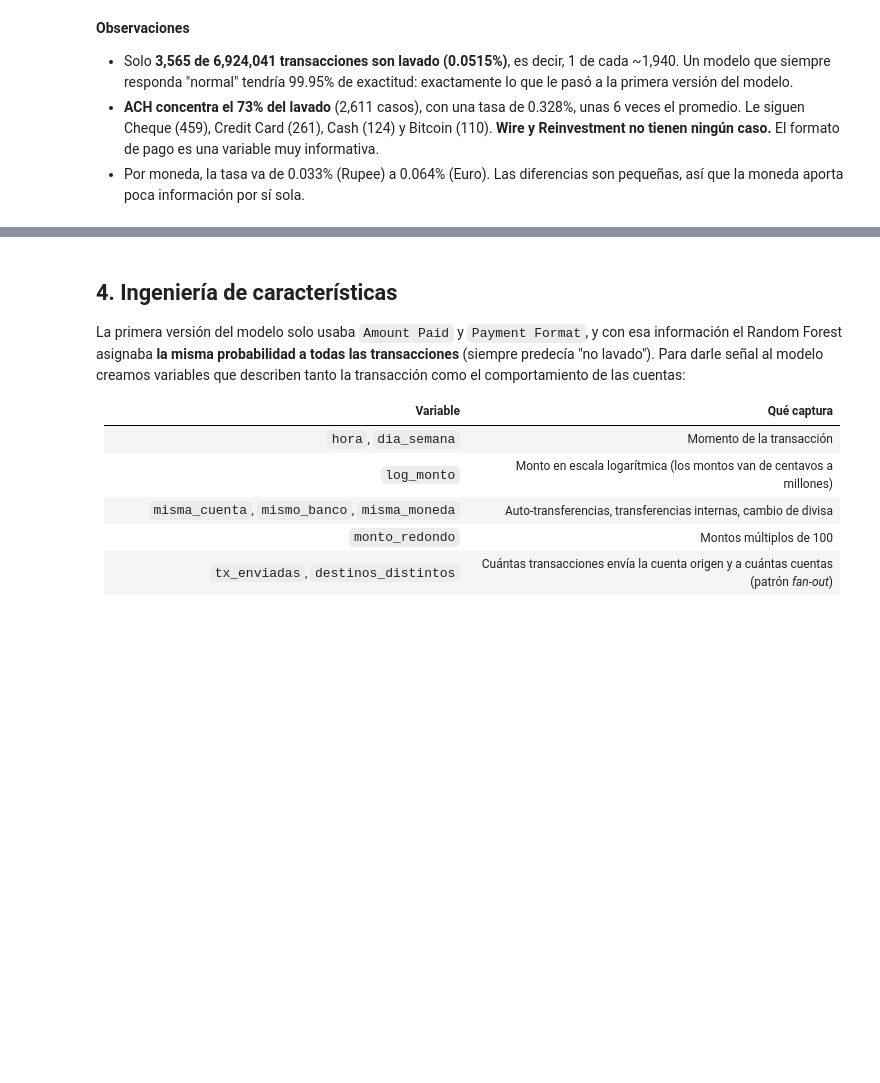
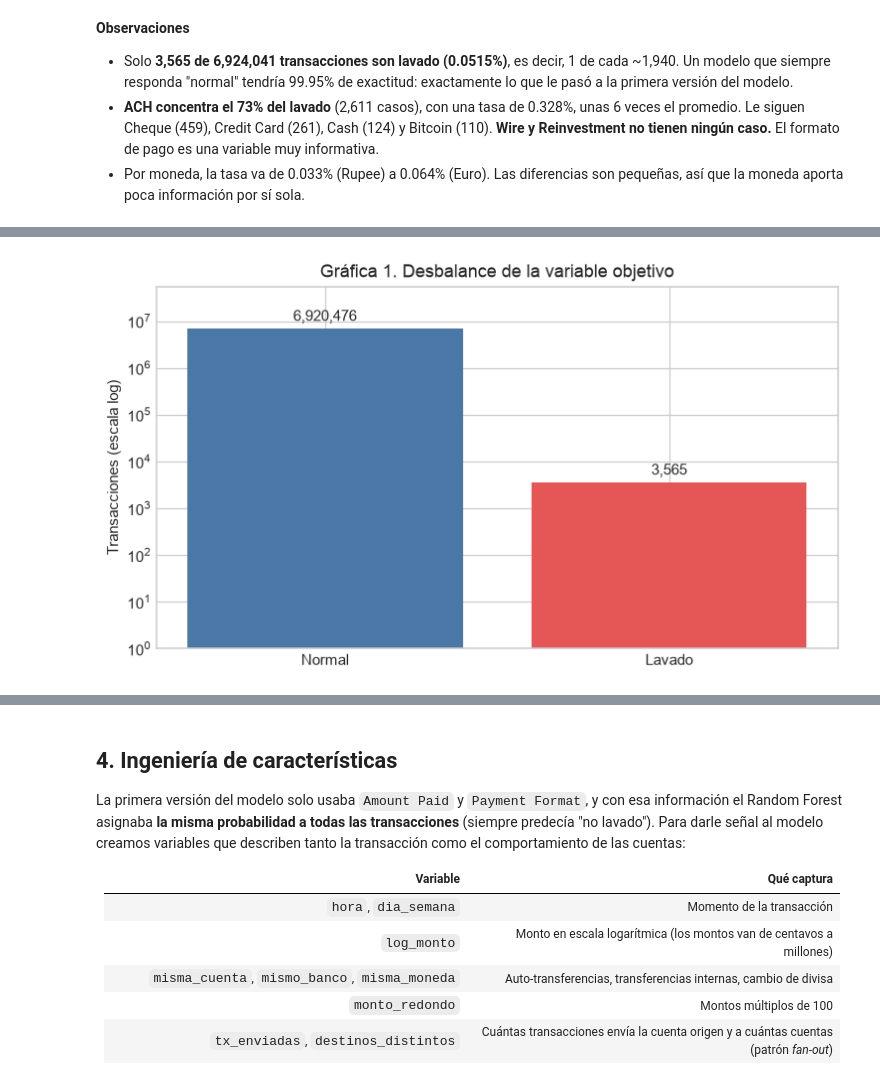
Before and after one commit to Manu090704/ComputoDistribuido, a Jupyter notebook: BigData-A01711581-ManuelBajos.ipynb, the cells around one changed output, grey strips where cells are left out. Drawn from its saved outputs; the diff is of its cells as text; code cells hidden in the pictures; blank space fills up the shorter version.

```diff
--- a/BigData-A01711581-ManuelBajos.ipynb
+++ b/BigData-A01711581-ManuelBajos.ipynb
@@ -122,6 +155,19 @@ Archivos descargados:
 /kaggle/input/ibm-transactions-for-anti-money-laundering-aml/LI-Small_Patterns.txt
 /kaggle/input/ibm-transactions-for-anti-money-laundering-aml/HI-Small_Trans.csv
 # %%
-# Tamaño en disco de los dos archivos que usa el notebook
-for f in ["LI-Small_Trans.csv", "HI-Small_Trans.csv"]:
-    print(f, f"{os.path.getsize(f'{path}/{f}') / 1e9:.2f} GB")
+# Evidencia reproducible del peso del dataset original y de los archivos usados.
+import glob
+
+USADOS = {"LI-Small_Trans.csv": "entrenamiento, validación y prueba",
+          "HI-Small_Trans.csv": "datos nuevos (prueba externa)"}
+
+archivos = sorted(glob.glob(f"{path}/*_Trans.csv"), key=os.path.getsize)
+print(f"{'Archivo':<22} {'Tamaño':>9}   Uso en el proyecto")
+for f in archivos:
+    nombre = os.path.basename(f)
+    print(f"{nombre:<22} {os.path.getsize(f) / 1e9:>7.2f} GB   {USADOS.get(nombre, '-')}")
+
+total_original = sum(os.path.getsize(f) for f in glob.glob(f"{path}/*"))
+total_usado = sum(os.path.getsize(f"{path}/{f}") for f in USADOS)
+print(f"\nDataset original completo (18 archivos): {total_original / 1e9:.2f} GB")
+print(f"Archivos usados en el proyecto         : {total_usado / 1e9:.2f} GB")
@@ -347,0 +392,23 @@ Tasa de lavado por formato de pago:
+# %%
+import pandas as pd
+import matplotlib.pyplot as plt
+from matplotlib.ticker import PercentFormatter, FuncFormatter
+
+plt.style.use("seaborn-v0_8-whitegrid")
+AZUL, ROJO, NARANJA = "#4C78A8", "#E45756", "#F58518"
+ts_col = F.to_timestamp("Timestamp", "yyyy/MM/dd HH:mm")
+
+# Gráfica 1. Desbalance de clases (agregado de 2 filas)
+clases_pd = df_limpio.groupBy("Is Laundering").count().orderBy("Is Laundering").toPandas()
+clases_pd["clase"] = clases_pd["Is Laundering"].map({0: "Normal", 1: "Lavado"})
+
+fig, ax = plt.subplots(figsize=(7, 4))
+barras = ax.bar(clases_pd["clase"], clases_pd["count"], color=[AZUL, ROJO])
+ax.bar_label(barras, labels=[f"{n:,}" for n in clases_pd["count"]], padding=3)
+ax.set_yscale("log")
+ax.set_ylim(1, clases_pd["count"].max() * 8)
+ax.set(ylabel="Transacciones (escala log)", title="Gráfica 1. Desbalance de la variable objetivo")
+plt.tight_layout()
+plt.show()
+# %% [output]
+[figure, added]
```
Also changed, not shown: parts of 22 cells of this notebook, 2 other files.
